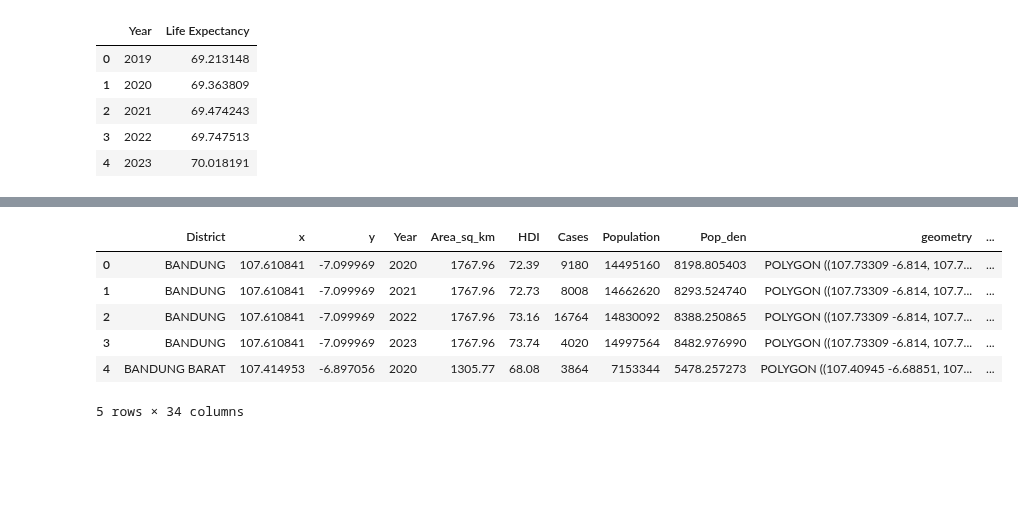
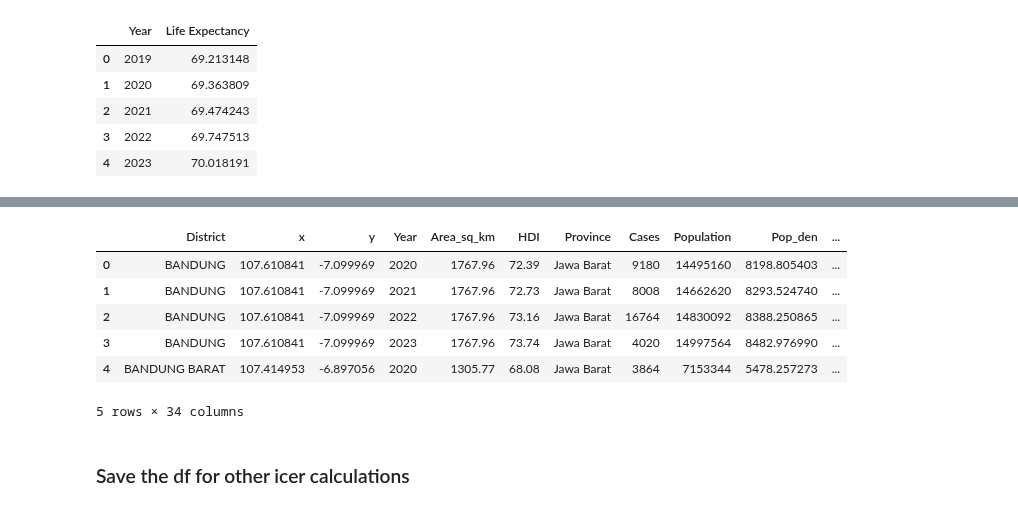
Before and after one commit to jeswid/DSE_FYP, a Jupyter notebook: src/ICER_Calculation_LE_adjusted.ipynb, the cells around one changed output, grey strips where cells are left out. Cells and saved outputs as stored; diff of their text form; code cells hidden in the pictures; blank space fills up the shorter version.

```diff
--- a/src/ICER_Calculation_LE_adjusted.ipynb
+++ b/src/ICER_Calculation_LE_adjusted.ipynb
@@ -84,15 +87,8 @@ df_final["cases_ratio"] = df_final["Cases"] / (df_final["burden_non_vaccine"] +
 # %%
 #calculate district-level adjusted ICER for payers and healthcare
-# Scale QALYs lost using le_factor
-df_final['qaly_lost_scaled_vaccine'] = df_final['qaly_lost_vaccine'] * df_final['le_factor'] * df_final["cases_ratio"]
-df_final['qaly_lost_scaled_nonvaccine'] = df_final['qaly_lost_non_vaccine'] * df_final['le_factor'] * df_final["cases_ratio"]
+# Scale QALYs lost using le_factor and the cost-factor to disaggregate the qalys to district-level, yearly measurements from the national-level total qalys lost from 2020-2024
+df_final['qaly_le_scaled_vaccine'] = df_final['qaly_lost_vaccine'] * df_final['le_factor']
+df_final['qaly_le_scaled_nonvaccine'] = df_final['qaly_lost_non_vaccine'] * df_final['le_factor']
+
+df_final['qaly_lost_scaled_vaccine'] = df_final['qaly_le_scaled_vaccine'] * df_final['cost_factor']
+df_final['qaly_lost_scaled_nonvaccine'] = df_final['qaly_le_scaled_nonvaccine'] * df_final['cost_factor']
-# %%
-# Scale costs
-df_final['healthcare_cost_vaccine_scaled'] = df_final['healthcare_cost_vaccine'] * df_final['cases_ratio']
-df_final['healthcare_cost_nonvaccine_scaled'] = df_final['healthcare_cost_non_vaccine'] * df_final['cases_ratio']
-df_final['payer_cost_vaccine_scaled'] = df_final['payer_cost_vaccine'] * df_final['cases_ratio']
-df_final['payer_cost_nonvaccine_scaled'] = df_final['payer_cost_non_vaccine'] * df_final['cases_ratio']
-# %%
-#calculate the ICER aft adjusting for qalys
-df_final['ICER_healthcare_adjusted'] = abs((df_final["healthcare_cost_non_vaccine"] - df_final["healthcare_cost_vaccine"]) / (df_final["qaly_lost_scaled_nonvaccine"] - df_final["qaly_lost_scaled_vaccine"]))
-df_final['ICER_payer_adjusted'] = abs((df_final["payer_cost_non_vaccine"] - df_final["payer_cost_vaccine"]) / (df_final["qaly_lost_scaled_nonvaccine"] - df_final["qaly_lost_scaled_vaccine"]))
@@ -151,6 +124,4 @@ df_final.head()
 5 rows × 31 columns
 # %%
 # Compute incremental QALY
-df_final['incremental_qaly'] = df_final['qaly_lost_scaled_nonvaccine'] - df_final['qaly_lost_scaled_vaccine']
-
-df_final.head()
+df_final['incremental_qaly'] = (df_final['qaly_lost_scaled_nonvaccine'] - df_final['qaly_lost_scaled_vaccine'])
@@ -165,14 +128,14 @@ df_final.head()
 # %%
 # Compute ICER correctly
-df_final['icer_healthcare_le_cost_adjusted'] = abs(df_final['incremental_healthcare_cost'] / df_final['incremental_qaly'])
-df_final['icer_payer_le_cost_adjusted'] = abs(df_final['incremental_payer_cost'] / df_final['incremental_qaly'])
+df_final['icer_healthcare_observed'] = abs(df_final['incremental_healthcare_cost'] / df_final['incremental_qaly'])
+df_final['icer_payer_observed'] = abs(df_final['incremental_payer_cost'] / df_final['incremental_qaly'])
 
 df_final.head()
 # %% [output]
-|  | District | x | y | Year | Area_sq_km | HDI | Cases | Population | Pop_den | geometry | ... |
-| 0 | BANDUNG | 107.610841 | -7.099969 | 2020 | 1767.96 | 72.39 | 9180 | 14495160 | 8198.805403 | POLYGON ((107.73309 -6.814, 107.7... | ... |
-| 1 | BANDUNG | 107.610841 | -7.099969 | 2021 | 1767.96 | 72.73 | 8008 | 14662620 | 8293.524740 | POLYGON ((107.73309 -6.814, 107.7... | ... |
-| 2 | BANDUNG | 107.610841 | -7.099969 | 2022 | 1767.96 | 73.16 | 16764 | 14830092 | 8388.250865 | POLYGON ((107.73309 -6.814, 107.7... | ... |
-| 3 | BANDUNG | 107.610841 | -7.099969 | 2023 | 1767.96 | 73.74 | 4020 | 14997564 | 8482.976990 | POLYGON ((107.73309 -6.814, 107.7... | ... |
-| 4 | BANDUNG BARAT | 107.414953 | -6.897056 | 2020 | 1305.77 | 68.08 | 3864 | 7153344 | 5478.257273 | POLYGON ((107.40945 -6.68851, 107... | ... |
+|  | District | x | y | Year | Area_sq_km | HDI | Province | Cases | Population | Pop_den | ... |
+| 0 | BANDUNG | 107.610841 | -7.099969 | 2020 | 1767.96 | 72.39 | Jawa Barat | 9180 | 14495160 | 8198.805403 | ... |
+| 1 | BANDUNG | 107.610841 | -7.099969 | 2021 | 1767.96 | 72.73 | Jawa Barat | 8008 | 14662620 | 8293.524740 | ... |
+| 2 | BANDUNG | 107.610841 | -7.099969 | 2022 | 1767.96 | 73.16 | Jawa Barat | 16764 | 14830092 | 8388.250865 | ... |
+| 3 | BANDUNG | 107.610841 | -7.099969 | 2023 | 1767.96 | 73.74 | Jawa Barat | 4020 | 14997564 | 8482.976990 | ... |
+| 4 | BANDUNG BARAT | 107.414953 | -6.897056 | 2020 | 1305.77 | 68.08 | Jawa Barat | 3864 | 7153344 | 5478.257273 | ... |
 5 rows × 34 columns
@@ -178,0 +145,2 @@ df_final.head()
+# %% [markdown]
+### Save the df for other icer calculations
```
Also changed, not shown: parts of 15 cells of this notebook, 2 other files.
